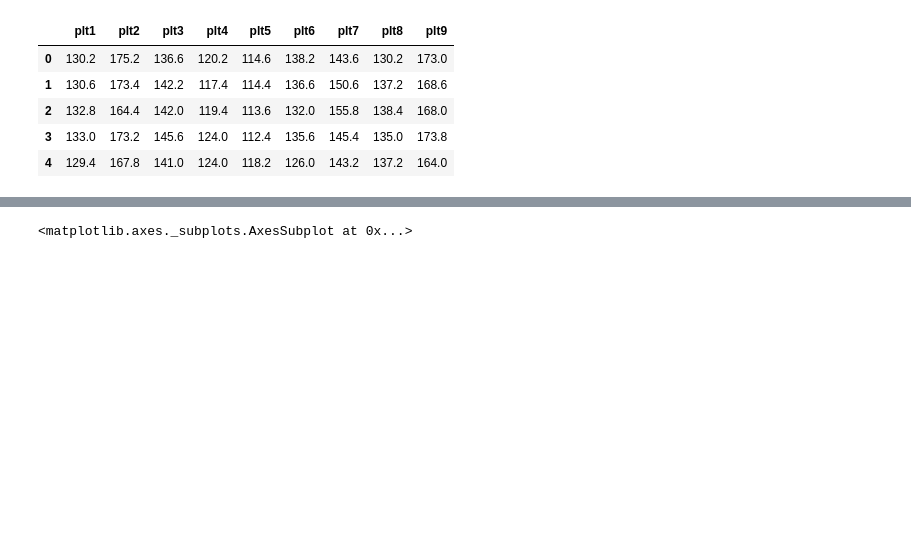
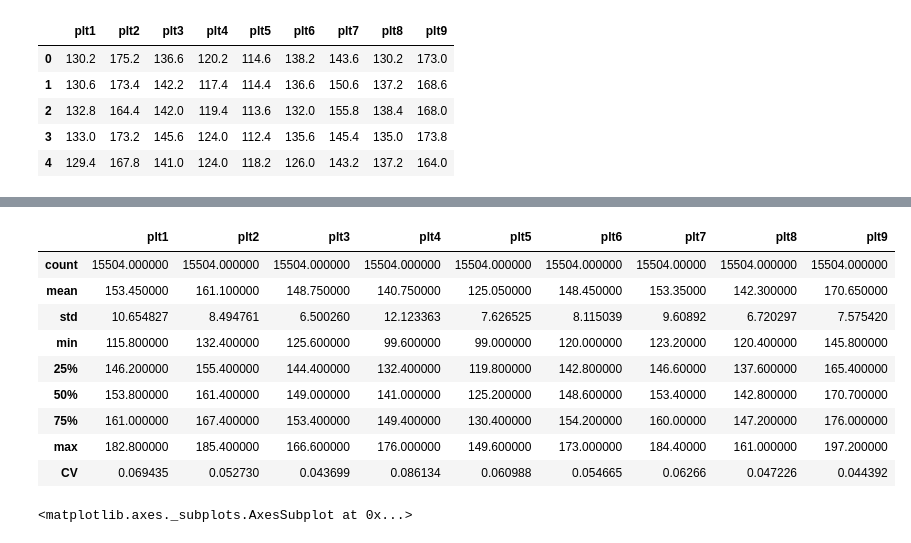
Before and after one commit to rahulrajias/plant_height, a Jupyter notebook: plant_height.ipynb, the cells around one changed output, grey strips where cells are left out. Drawn from its saved outputs; the diff is of its cells as text; code cells hidden in the pictures; blank space fills up the shorter version.

```diff
--- a/plant_height.ipynb
+++ b/plant_height.ipynb
@@ -31,0 +22,4 @@ df_5_sample.describe()
+# %%
+stats5=df_5_sample.describe()
+print(type(stats5))
+stats5
@@ -32,3 +37,22 @@ df_5_sample.describe()
+# %%
+std=stats5.loc['std',:]
+avg=stats5.loc['mean',:]
+CV5=pd.DataFrame(std/avg)
+CV=CV5.T
+new_stats=pd.concat([stats5,CV])
+last = new_stats.index[-1]
+new_stats.rename(index={last: 'CV'})
+# %% [output]
+|  | plt1 | plt2 | plt3 | plt4 | plt5 | plt6 | plt7 | plt8 | plt9 |
+| count | 15504.000000 | 15504.000000 | 15504.000000 | 15504.000000 | 15504.000000 | 15504.000000 | 15504.00000 | 15504.000000 | 15504.000000 |
+| mean | 153.450000 | 161.100000 | 148.750000 | 140.750000 | 125.050000 | 148.450000 | 153.35000 | 142.300000 | 170.650000 |
+| std | 10.654827 | 8.494761 | 6.500260 | 12.123363 | 7.626525 | 8.115039 | 9.60892 | 6.720297 | 7.575420 |
+| min | 115.800000 | 132.400000 | 125.600000 | 99.600000 | 99.000000 | 120.000000 | 123.20000 | 120.400000 | 145.800000 |
+| 25% | 146.200000 | 155.400000 | 144.400000 | 132.400000 | 119.800000 | 142.800000 | 146.60000 | 137.600000 | 165.400000 |
+| 50% | 153.800000 | 161.400000 | 149.000000 | 141.000000 | 125.200000 | 148.600000 | 153.40000 | 142.800000 | 170.700000 |
+| 75% | 161.000000 | 167.400000 | 153.400000 | 149.400000 | 130.400000 | 154.200000 | 160.00000 | 147.200000 | 176.000000 |
+| max | 182.800000 | 185.400000 | 166.600000 | 176.000000 | 149.600000 | 173.000000 | 184.40000 | 161.000000 | 197.200000 |
+| CV | 0.069435 | 0.052730 | 0.043699 | 0.086134 | 0.060988 | 0.054665 | 0.06266 | 0.047226 | 0.044392 |
 # %%
 df_5_sample['plt4'].plot()
 df_5_sample['plt3'].plot()
```
Also changed, not shown: parts of 7 cells of this notebook.
